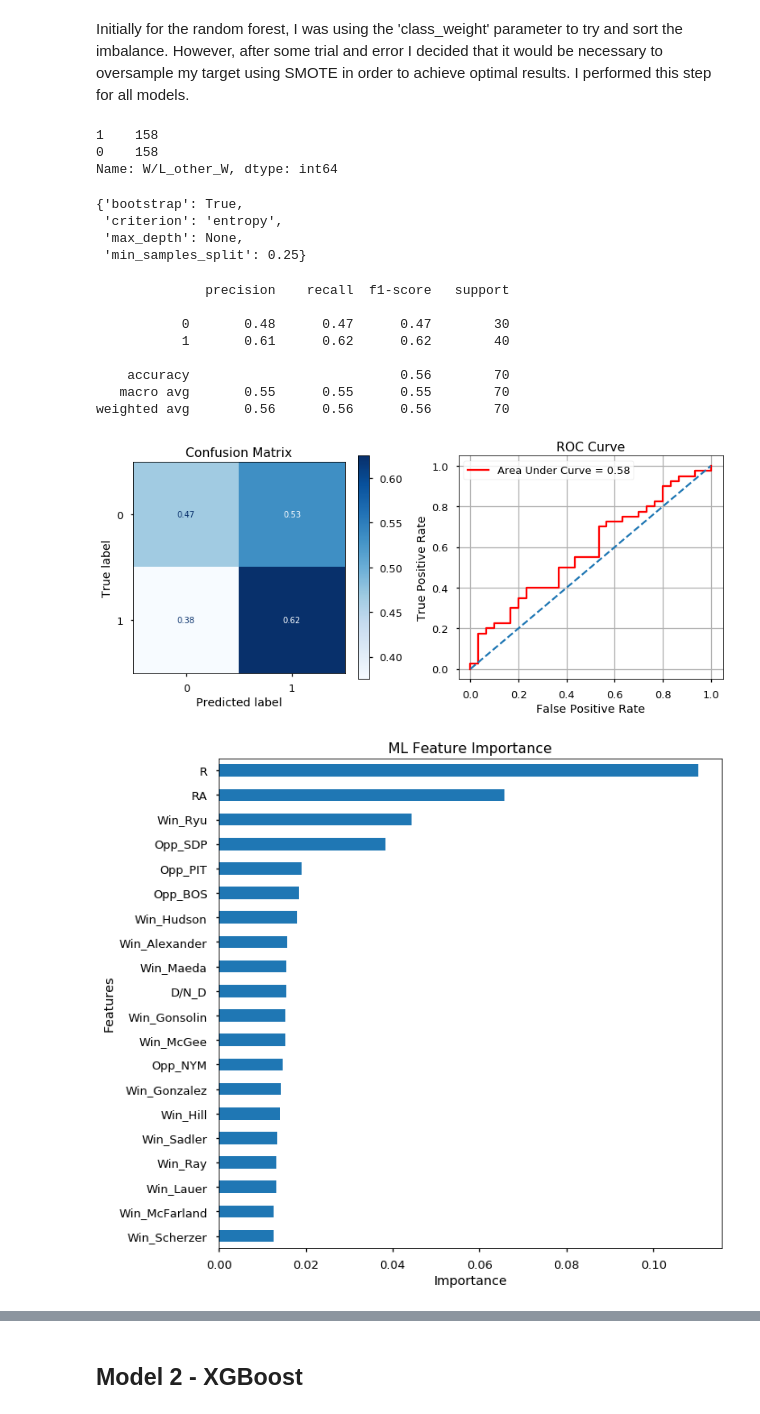
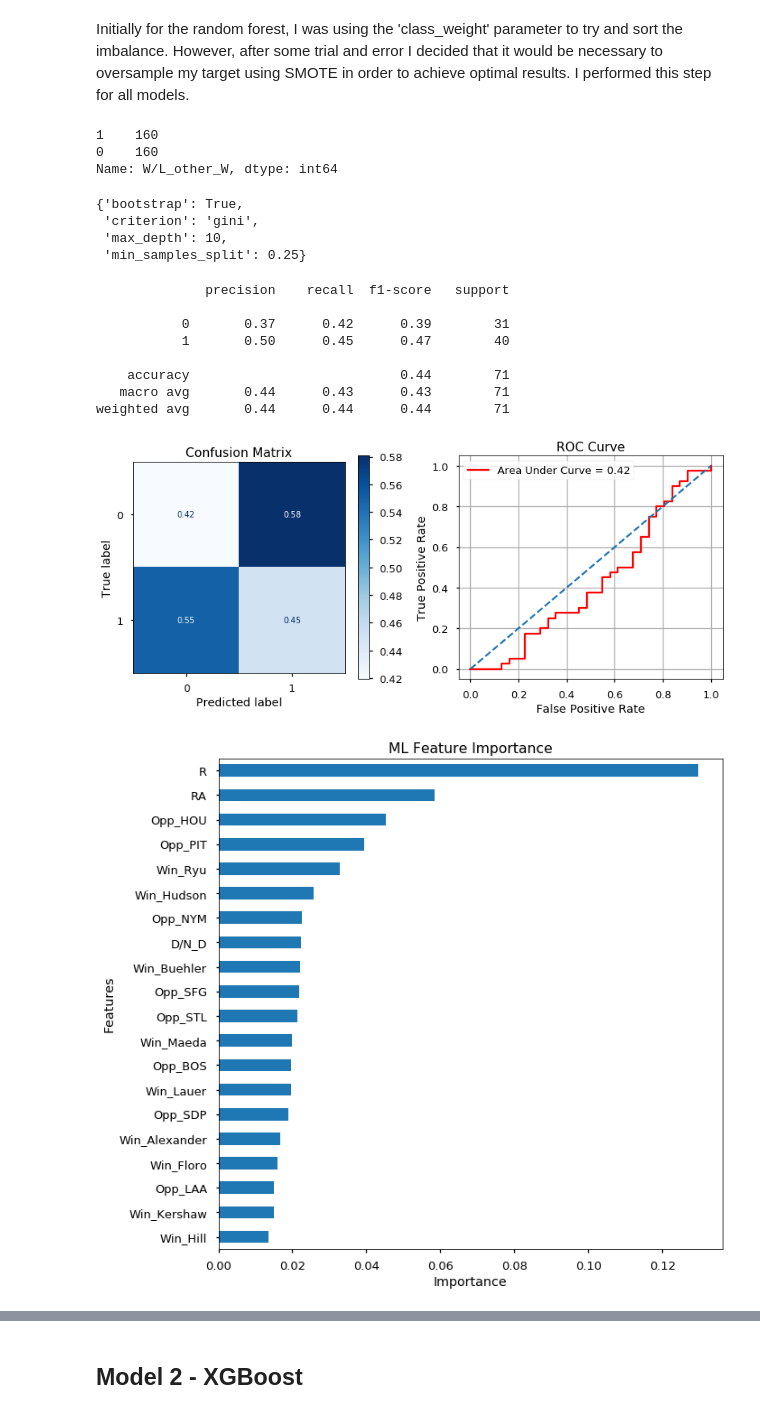
Before and after one commit to CoachCooz/Capstone-, a Jupyter notebook: Modeling.ipynb, the cells around one changed output, grey strips where cells are left out. Saved outputs shown, nothing was run; the diff lists cells and outputs as text; code cells hidden in the pictures.

```diff
--- a/Modeling.ipynb
+++ b/Modeling.ipynb
@@ -73,7 +73,7 @@ box_score = box_score.set_index('Gm#')
 box_score.drop(['Unnamed: 2', 'Unnamed: 4', 'Inn', 'Rank', 'Time', 'Attendance', 'Streak', 'Orig. Scheduled',
                 'Save'], axis=1, inplace=True)
 box_score.drop(['Gm#'], axis=0, inplace=True)
-box_score = box_score[0:58]
+box_score = box_score[0:60]
 next_game = range(2,box_score.shape[0]+2)
 box_score['Next_Game'] = next_game
 
@@ -379,8 +379,8 @@ X_train, y_train = SMOTE().fit_sample(X_train, y_train)
 
 print(pd.Series(y_train).value_counts())
 # %% [output]
-1    158
-0    158
+1    160
+0    160
 Name: W/L_other_W, dtype: int64
 # %%
 forest = RandomForestClassifier()
@@ -397,25 +397,25 @@ gridsearch.fit(X_train, y_train)
 gridsearch.best_params_
 # %% [output]
 {'bootstrap': True,
- 'criterion': 'entropy',
- 'max_depth': None,
+ 'criterion': 'gini',
+ 'max_depth': 10,
  'min_samples_split': 0.25}
 # %%
-forest = RandomForestClassifier(criterion='entropy', min_samples_split=0.25)
+forest = RandomForestClassifier(max_depth=10, min_samples_split=0.25)
 
 forest.fit(X_train, y_train)
 
 pred = forest.predict(X_test)
 model_performance(y_test,pred,X_test,forest)
 # %% [output]
               precision    recall  f1-score   support
 
-           0       0.48      0.47      0.47        30
-           1       0.61      0.62      0.62        40
+           0       0.37      0.42      0.39        31
+           1       0.50      0.45      0.47        40
 
-    accuracy                           0.56        70
-   macro avg       0.55      0.55      0.55        70
-weighted avg       0.56      0.56      0.56        70
+    accuracy                           0.44        71
+   macro avg       0.44      0.43      0.43        71
+weighted avg       0.44      0.44      0.44        71
-[figure, old version]
+[figure, new version]
-[figure, old version]
+[figure, new version]
 # %%
```
Also changed, not shown: parts of 18 cells of this notebook, 9 other files.
